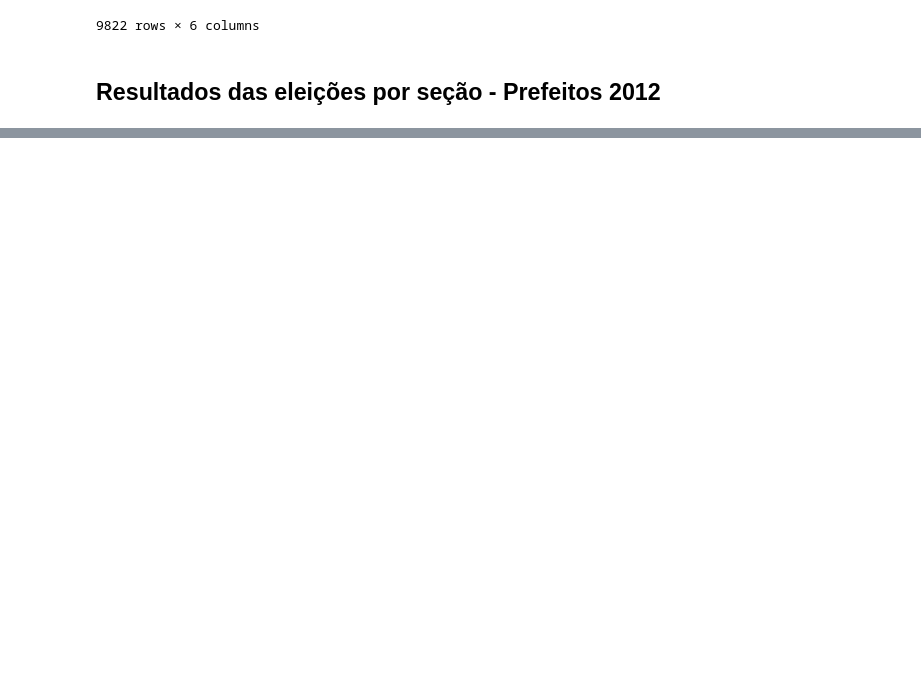
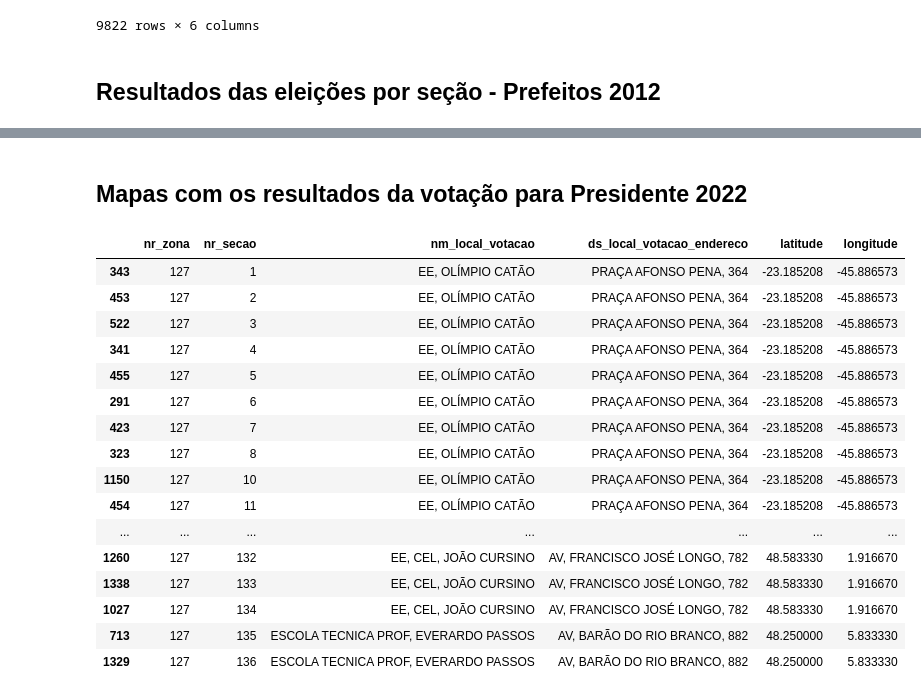
Before and after one commit to diogobranquinho/analytics, a Jupyter notebook: notebooks/mayoranalytics.ipynb, the cells around one changed output, grey strips where cells are left out. Cells and saved outputs as stored; diff of their text form; code cells hidden in the pictures; blank space fills up the shorter version.

```diff
--- a/notebooks/mayoranalytics.ipynb
+++ b/notebooks/mayoranalytics.ipynb
@@ -763,3 +767,28 @@ secoes2012prefeito
 # %%
 caminho_saida_csv = '../export/secoes2012prefeito.csv'
 secoes2012prefeito.to_csv(caminho_saida_csv, index=False)
+# %% [markdown]
+## Mapas com os resultados da votação para Presidente 2022
+# %%
+secaoLatLon = pd.read_csv('../export/secoes_unicas_lat_lon.csv', low_memory=False, delimiter=',')
+secaoLatLon = secaoLatLon.dropna(subset=['latitude', 'longitude'])
+secaoLatLon = secaoLatLon.sort_values(by=['nr_zona', 'nr_secao'])
+secaoLatLon.head(50)
+# %% [output]
+|  | nr_zona | nr_secao | nm_local_votacao | ds_local_votacao_endereco | latitude | longitude |
+| 343 | 127 | 1 | EE, OLÍMPIO CATÃO | PRAÇA AFONSO PENA, 364 | -23.185208 | -45.886573 |
+| 453 | 127 | 2 | EE, OLÍMPIO CATÃO | PRAÇA AFONSO PENA, 364 | -23.185208 | -45.886573 |
+| 522 | 127 | 3 | EE, OLÍMPIO CATÃO | PRAÇA AFONSO PENA, 364 | -23.185208 | -45.886573 |
+| 341 | 127 | 4 | EE, OLÍMPIO CATÃO | PRAÇA AFONSO PENA, 364 | -23.185208 | -45.886573 |
+| 455 | 127 | 5 | EE, OLÍMPIO CATÃO | PRAÇA AFONSO PENA, 364 | -23.185208 | -45.886573 |
+| 291 | 127 | 6 | EE, OLÍMPIO CATÃO | PRAÇA AFONSO PENA, 364 | -23.185208 | -45.886573 |
+| 423 | 127 | 7 | EE, OLÍMPIO CATÃO | PRAÇA AFONSO PENA, 364 | -23.185208 | -45.886573 |
+| 323 | 127 | 8 | EE, OLÍMPIO CATÃO | PRAÇA AFONSO PENA, 364 | -23.185208 | -45.886573 |
+| 1150 | 127 | 10 | EE, OLÍMPIO CATÃO | PRAÇA AFONSO PENA, 364 | -23.185208 | -45.886573 |
+| 454 | 127 | 11 | EE, OLÍMPIO CATÃO | PRAÇA AFONSO PENA, 364 | -23.185208 | -45.886573 |
+| ... | ... | ... | ... | ... | ... | ... |
+| 1260 | 127 | 132 | EE, CEL, JOÃO CURSINO | AV, FRANCISCO JOSÉ LONGO, 782 | 48.583330 | 1.916670 |
+| 1338 | 127 | 133 | EE, CEL, JOÃO CURSINO | AV, FRANCISCO JOSÉ LONGO, 782 | 48.583330 | 1.916670 |
+| 1027 | 127 | 134 | EE, CEL, JOÃO CURSINO | AV, FRANCISCO JOSÉ LONGO, 782 | 48.583330 | 1.916670 |
+| 713 | 127 | 135 | ESCOLA TECNICA PROF, EVERARDO PASSOS | AV, BARÃO DO RIO BRANCO, 882 | 48.250000 | 5.833330 |
+| 1329 | 127 | 136 | ESCOLA TECNICA PROF, EVERARDO PASSOS | AV, BARÃO DO RIO BRANCO, 882 | 48.250000 | 5.833330 |
```
Also changed, not shown: parts of 9 cells of this notebook, 10 other files.
